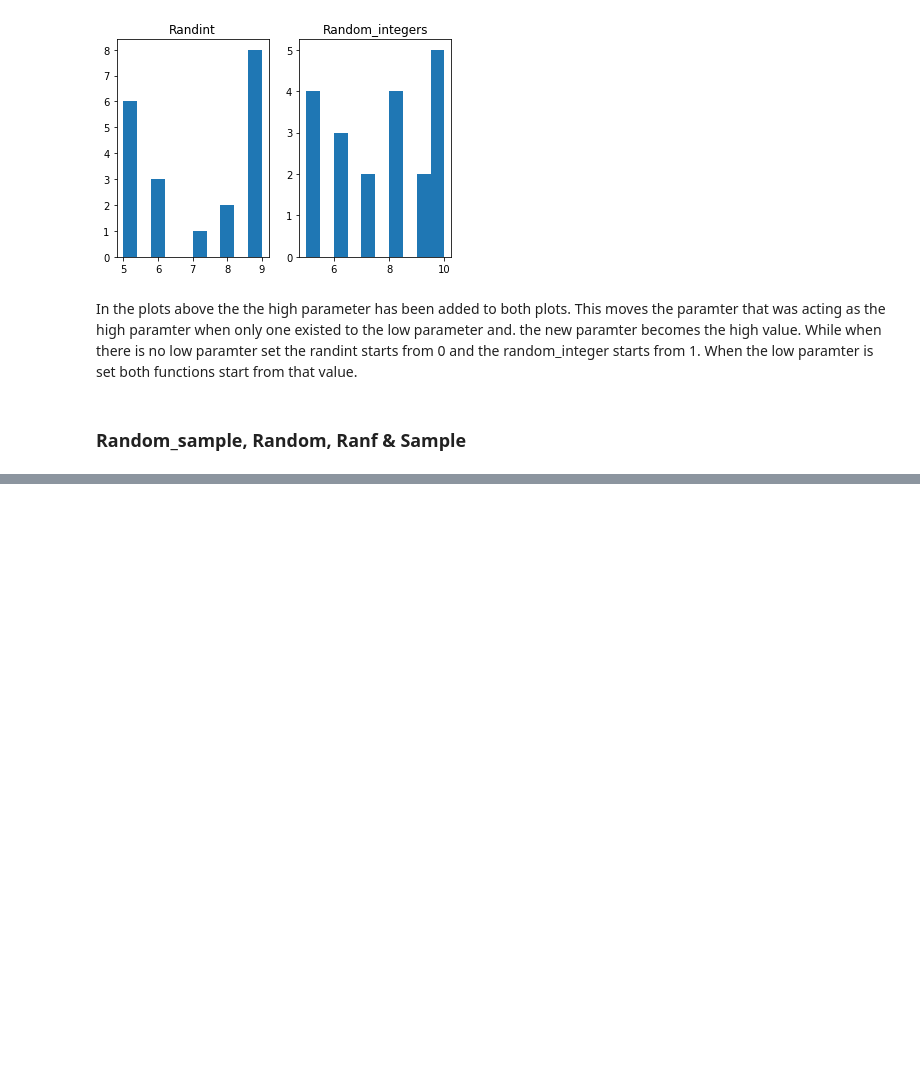
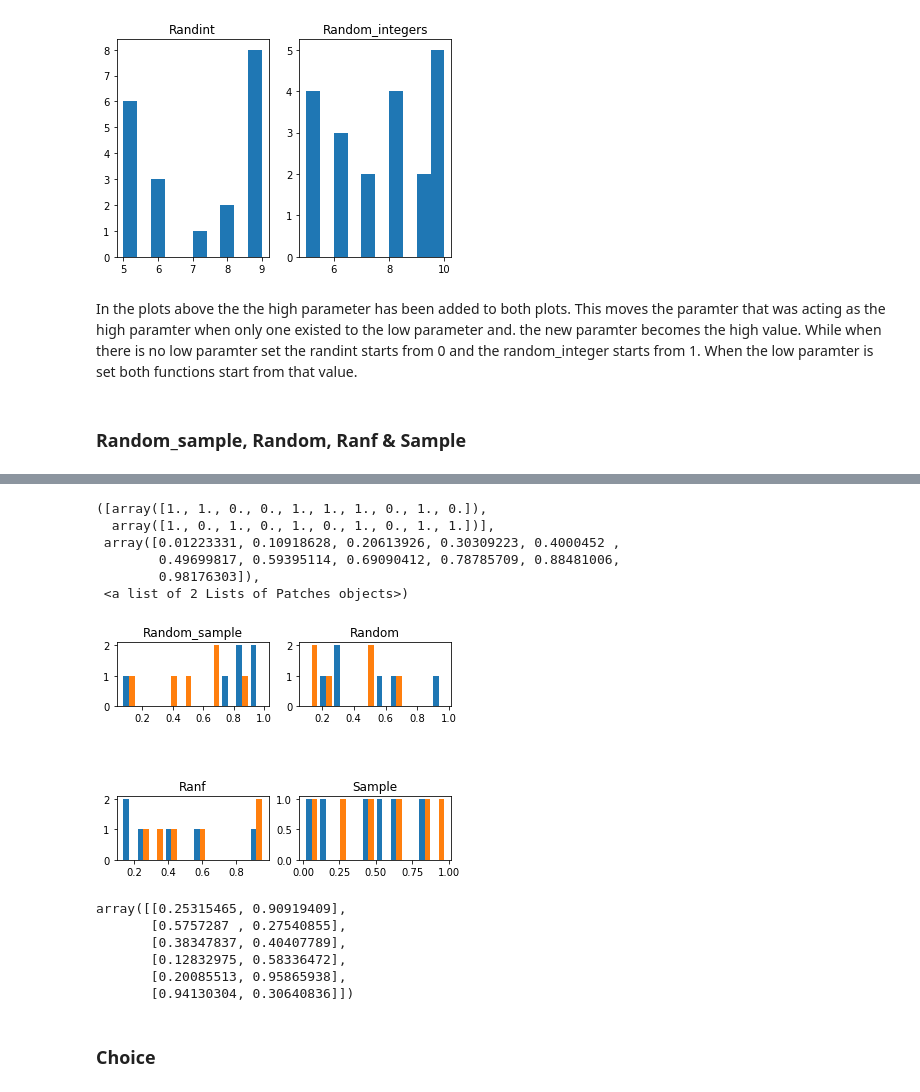
Before and after one commit to aidansummerville/52465----PROGRAMMING-FOR-DATA-ANALYSIS--Practical-assignments-, a Jupyter notebook: Numpy.random.ipynb, the cells around one changed output, grey strips where cells are left out. Saved outputs shown, nothing was run; the diff lists cells and outputs as text; code cells hidden in the pictures; blank space fills up the shorter version.

```diff
--- a/Numpy.random.ipynb
+++ b/Numpy.random.ipynb
@@ -162,0 +207,39 @@ plt.hist(ran)
+# %%
+rs2 = np.random.random_sample((6,2))
+plt.subplot(3, 2, 1)
+plt.title('Random_sample')
+plt.hist(rs2)
+
+ran2 = np.random.random((6,2))
+plt.subplot(3, 2, 2)
+plt.title('Random')
+plt.hist(ran2)
+
+ranf2 = np.random.ranf((6,2))
+plt.subplot(3, 2, 5)
+plt.title('Ranf')
+plt.hist(ranf2)
+
+samp2 = np.random.sample((6,2))
+plt.subplot(3, 2, 6)
+plt.title('Sample')
+plt.hist(samp2)
+# %% [output]
+([array([1., 1., 0., 0., 1., 1., 1., 0., 1., 0.]),
+  array([1., 0., 1., 0., 1., 0., 1., 0., 1., 1.])],
+ array([0.01223331, 0.10918628, 0.20613926, 0.30309223, 0.4000452 ,
+        0.49699817, 0.59395114, 0.69090412, 0.78785709, 0.88481006,
+        0.98176303]),
+ <a list of 2 Lists of Patches objects>)
+[figure, added]
+# %%
+ranf2
+# %% [output]
+array([[0.25315465, 0.90919409],
+       [0.5757287 , 0.27540855],
+       [0.38347837, 0.40407789],
+       [0.12832975, 0.58336472],
+       [0.20085513, 0.95865938],
+       [0.94130304, 0.30640836]])
+# %% [markdown]
+### Choice
```
Also changed, not shown: parts of 3 cells of this notebook.
